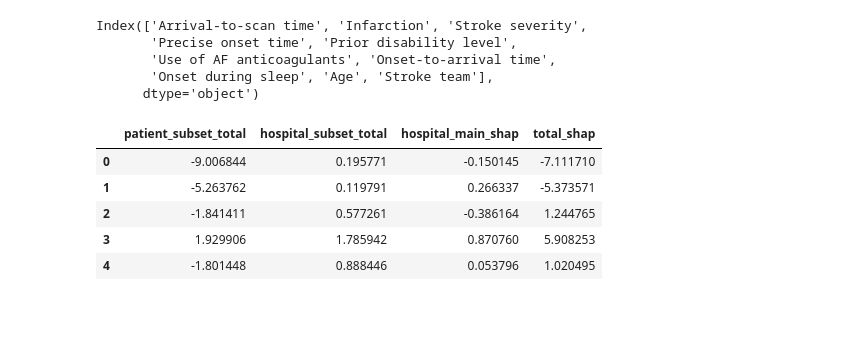
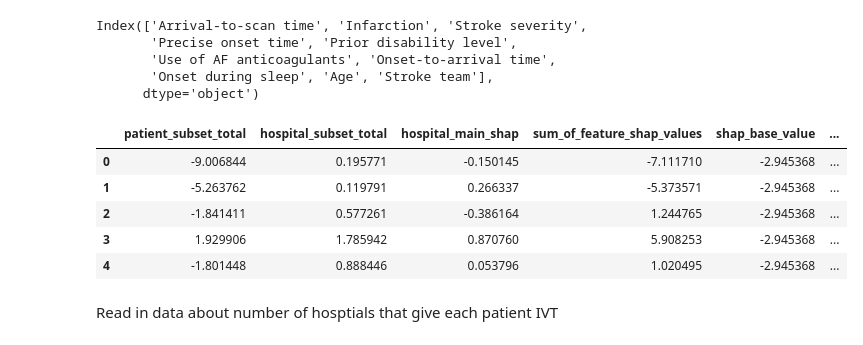
Before and after one commit to samuel-book/samuel_shap_paper_1, a Jupyter notebook: xgb_10_features/04c_10k_subset_SHAP_values.ipynb, the cells around one changed output. Cells and saved outputs as stored; diff of their text form; code cells hidden in the pictures; blank space fills up the shorter version.

```diff
--- a/xgb_10_features/04c_10k_subset_SHAP_values.ipynb
+++ b/xgb_10_features/04c_10k_subset_SHAP_values.ipynb
@@ -621,29 +621,38 @@ Index(['Arrival-to-scan time', 'Infarction', 'Stroke severity',
 # %%
 # Create list of column index for the two subset of features
 #patient_feature_column_index = [df_hosp_shap_main_effects_and_within_interactions.columns.get_loc(col) for col in patient_features]
 #hospital_feature_column_index = [df_hosp_shap_main_effects_and_within_interactions.columns.get_loc(col) for col in hospital_features]
 
 df_SHAP_output = pd.DataFrame()
 
 # Clinical subset SHAP (total)
 df_SHAP_output["patient_subset_total"] = (
  df_hosp_shap_main_effects_and_within_interactions[patient_features].sum(axis=1))
 
 # Hospital subset SHAP (total)
 df_SHAP_output["hospital_subset_total"] = (
  df_hosp_shap_main_effects_and_within_interactions[hospital_features].sum(axis=1))
 
 # Hospital main SHAP alone
 df_SHAP_output["hospital_main_shap"] = (df_hosp_shap_main_effects["Stroke team"])
 
+# Sum of the features SHAP values
+df_SHAP_output["sum_of_feature_shap_values"] = shap_values_extended.values.sum(axis=1)
+
+# SHAP base value
+df_SHAP_output["shap_base_value"] = shap_values_extended.base_values
+
 # Total SHAP
-df_SHAP_output["total_shap"] = shap_values_extended.values.sum(axis=1)
-
+df_SHAP_output["total_shap_value"] = (
+                                df_SHAP_output["sum_of_feature_shap_values"] +
+                                df_SHAP_output["shap_base_value"])
 df_SHAP_output.head()
 # %% [output]
-|  | patient_subset_total | hospital_subset_total | hospital_main_shap | total_shap |
-| 0 | -9.006844 | 0.195771 | -0.150145 | -7.111710 |
-| 1 | -5.263762 | 0.119791 | 0.266337 | -5.373571 |
-| 2 | -1.841411 | 0.577261 | -0.386164 | 1.244765 |
-| 3 | 1.929906 | 1.785942 | 0.870760 | 5.908253 |
-| 4 | -1.801448 | 0.888446 | 0.053796 | 1.020495 |
+|  | patient_subset_total | hospital_subset_total | hospital_main_shap | sum_of_feature_shap_values | shap_base_value | ... |
+| 0 | -9.006844 | 0.195771 | -0.150145 | -7.111710 | -2.945368 | ... |
+| 1 | -5.263762 | 0.119791 | 0.266337 | -5.373571 | -2.945368 | ... |
+| 2 | -1.841411 | 0.577261 | -0.386164 | 1.244765 | -2.945368 | ... |
+| 3 | 1.929906 | 1.785942 | 0.870760 | 5.908253 | -2.945368 | ... |
+| 4 | -1.801448 | 0.888446 | 0.053796 | 1.020495 | -2.945368 | ... |
+# %% [markdown]
+Read in data about number of hosptials that give each patient IVT
```
Also changed, not shown: parts of 18 cells of this notebook.
